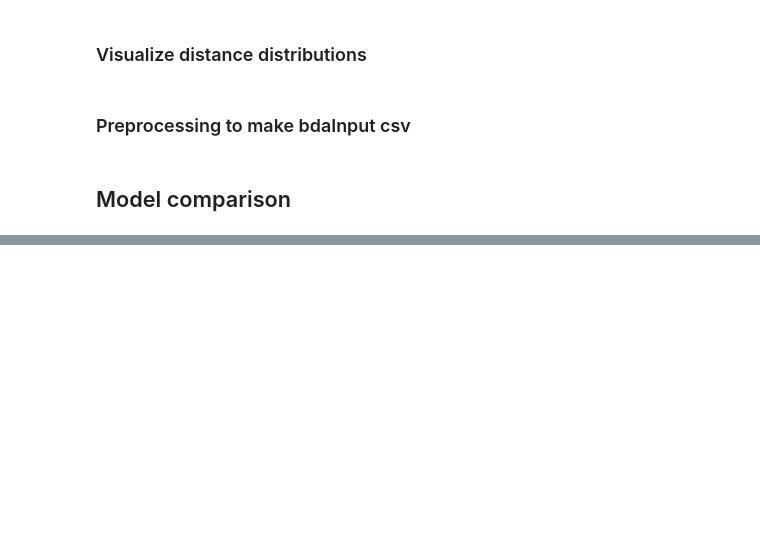
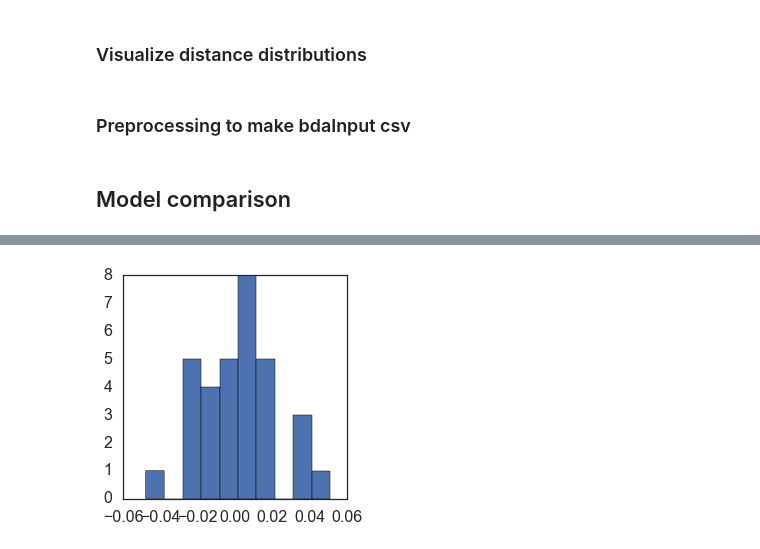
Before and after one commit to judithfan/visual_communication_in_context, a Jupyter notebook: analysis/pilot2_analysis_sketchpad_basic.ipynb, the cells around one changed output, grey strips where cells are left out. Saved outputs shown, nothing was run; the diff lists cells and outputs as text; code cells hidden in the pictures; blank space fills up the shorter version.

```diff
--- a/analysis/pilot2_analysis_sketchpad_basic.ipynb
+++ b/analysis/pilot2_analysis_sketchpad_basic.ipynb
@@ -915,0 +936,5 @@ plt.savefig('./plots/model_comparison_for_vss_abstract.pdf')
+# %%
+fig = plt.figure(figsize=(4,4))
+h = plt.hist(np.diag(close) - np.diag(far))
+# %% [output]
+[figure, added]
```
Also changed, not shown: parts of 14 cells of this notebook.
